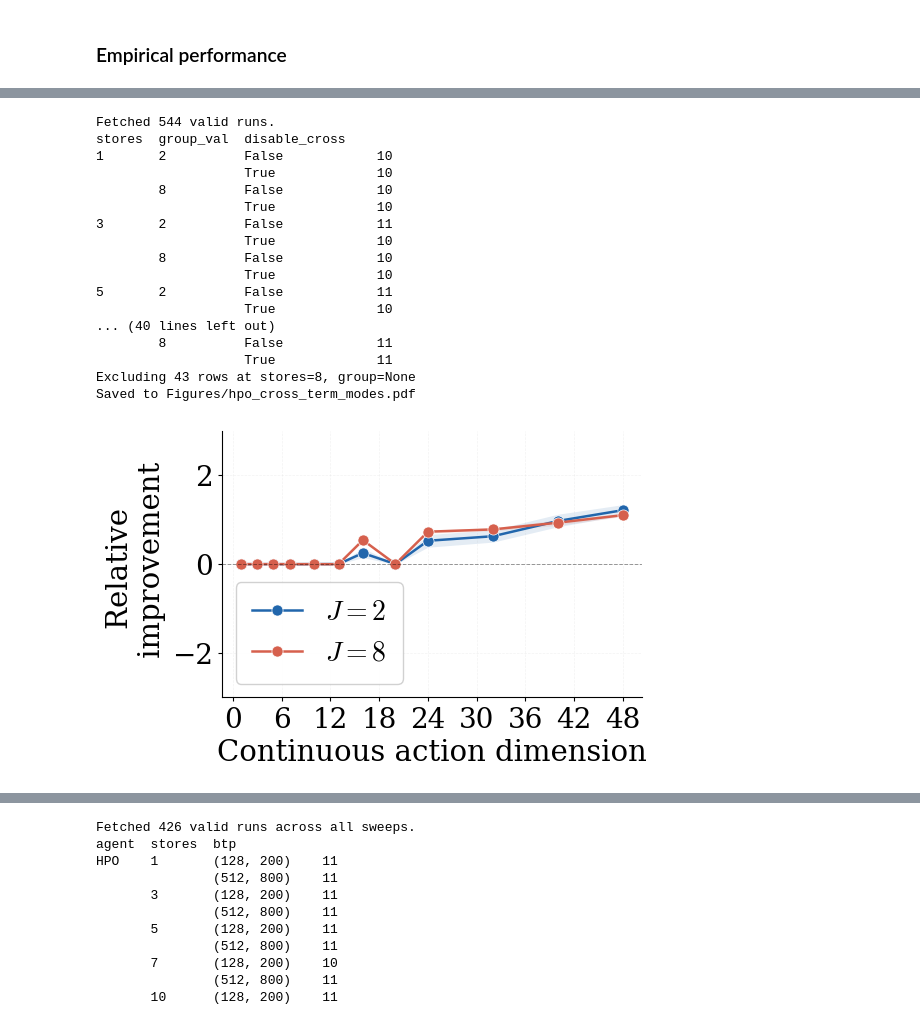
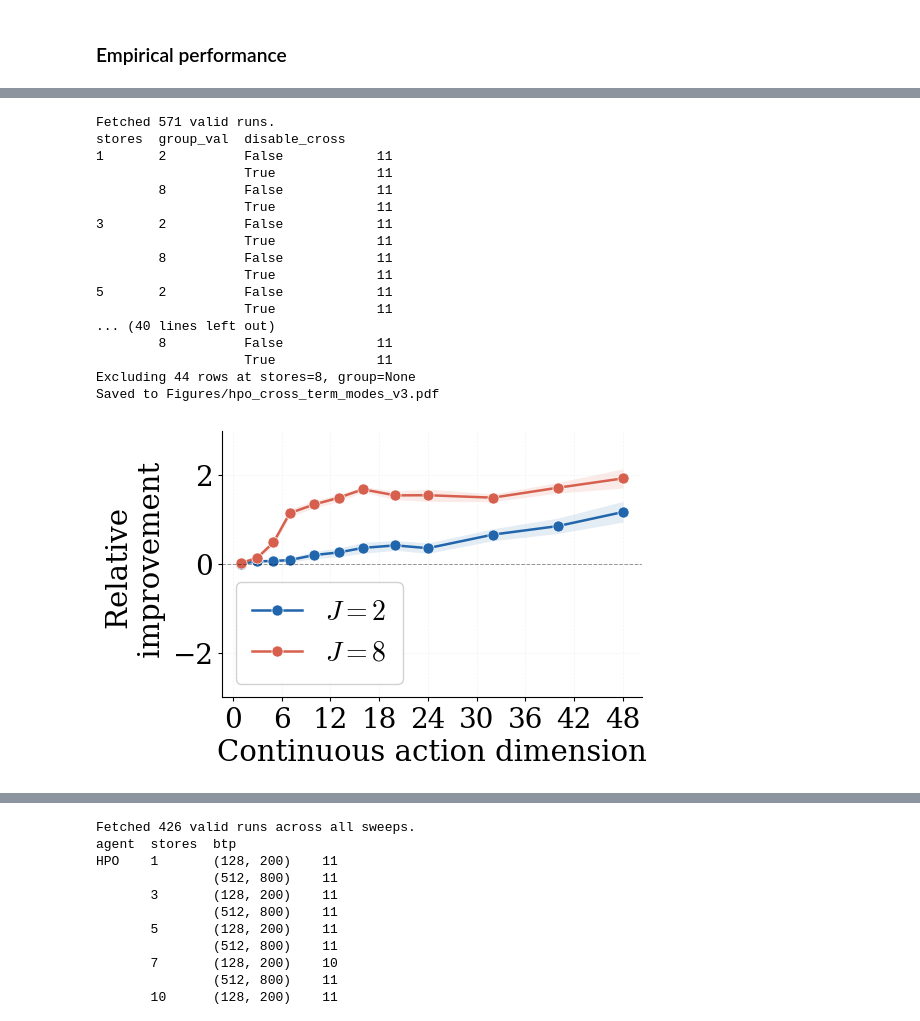
Before and after one commit to MatiasAlvo/hybrid-rl, a Jupyter notebook: sweep_analysis.ipynb, the cells around one changed output, grey strips where cells are left out. Saved outputs shown, nothing was run; the diff lists cells and outputs as text; code cells hidden in the pictures.

```diff
--- a/sweep_analysis.ipynb
+++ b/sweep_analysis.ipynb
@@ -3932,47 +3942,51 @@ Saved to Figures/hpo_cross_term_btp.pdf
 # %%
-SWEEP_NAMES_LQR_CROSS = ['cxpb1tj2', '6squair3', '7j84gezk']
+# RERUN_V3 (5/6): Fig 3c, cross-term ablation on the Oct 2026 S-LQR rerun
+# SWEEP_NAMES_LQR_CROSS = ['cxpb1tj2', '6squair3', '7j84gezk']   # submission runs (policy saw 1-2 modes)
+SWEEP_NAMES_LQR_CROSS = ['ljf3u0mh', 'bqw715es']   # Oct 2026 rerun, all J modes: HPOFull + HPONoCross (bqw715es = configs lost to the disk-quota crash)
+LQR_CROSS_SEEDS = None   # e.g. [0, 1, 2] to preview with seeds that finished in every cell
 # ylimhere = (-2.5, 1.6)
 
 # ── Cross-term comparison: one line per n_modes (switched LQR) ────────────
 stats_ct_modes = plot_cross_term_comparison(
     sweep_names=SWEEP_NAMES_LQR_CROSS,
     wandb_project="lqr_switched",
     metric="test/loss/reported",
     x_key="stores",
     group_key="n_modes",
     aggregation="mean",
     ci_level=0.95,
     agent_rename=AGENT_RENAME,
     group_label_fmt="$J={0}$",
-    filters={"n_modes": [2, 8]},
+    filters={"n_modes": [2, 8], **({"a_seed": LQR_CROSS_SEEDS} if LQR_CROSS_SEEDS else {})},
     exclude_points=[(8,)],
     xlabel="Continuous action dimension",
     ylabel="Relative \n improvement",
     # ylabel="Relative improvement \n (NoCross vs Full)",
-    out_file="Figures/hpo_cross_term_modes.pdf",
+    # out_file="Figures/hpo_cross_term_modes.pdf",
+    out_file="Figures/hpo_cross_term_modes_v3.pdf",
     font_size=21,
     marker_size=8,
     ylim=ylimhere
 )
 # %% [output]
-Fetched 544 valid runs.
+Fetched 571 valid runs.
 stores  group_val  disable_cross
-1       2          False            10
-                   True             10
-        8          False            10
-                   True             10
+1       2          False            11
+                   True             11
+        8          False            11
+                   True             11
 3       2          False            11
-                   True             10
-        8          False            10
-                   True             10
+                   True             11
+        8          False            11
+                   True             11
 5       2          False            11
-                   True             10
+                   True             11
 ... (40 lines left out)
         8          False            11
                    True             11
-Excluding 43 rows at stores=8, group=None
-Saved to Figures/hpo_cross_term_modes.pdf
+Excluding 44 rows at stores=8, group=None
+Saved to Figures/hpo_cross_term_modes_v3.pdf
-[figure, old version]
+[figure, new version]
 # %%
 
 # ---------------------------------------------------------------------------
```
Also changed, not shown: parts of 15 cells of this notebook, 6 other files.
